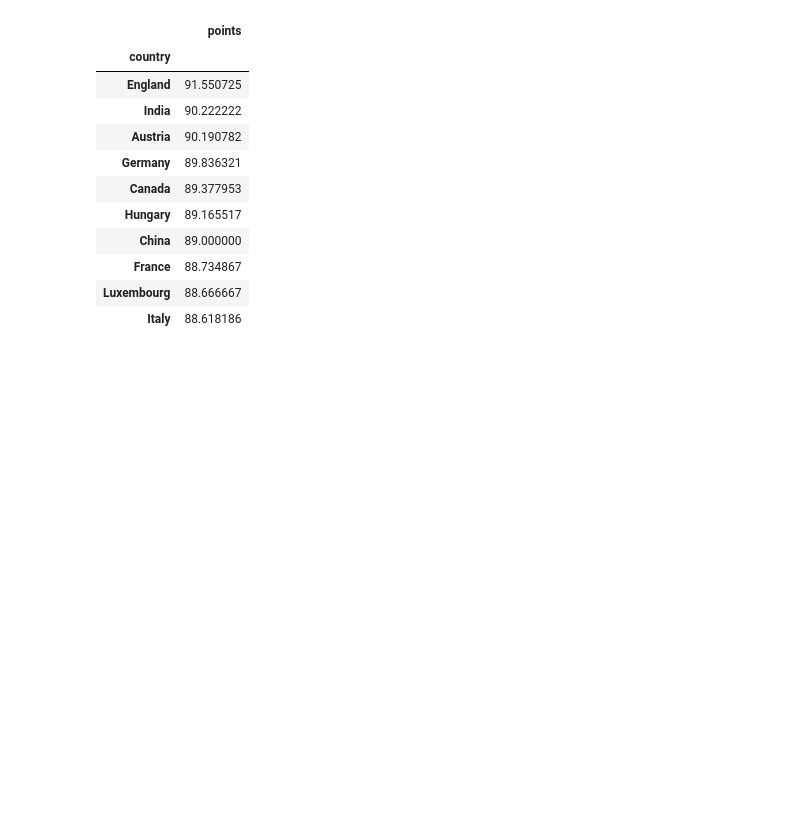
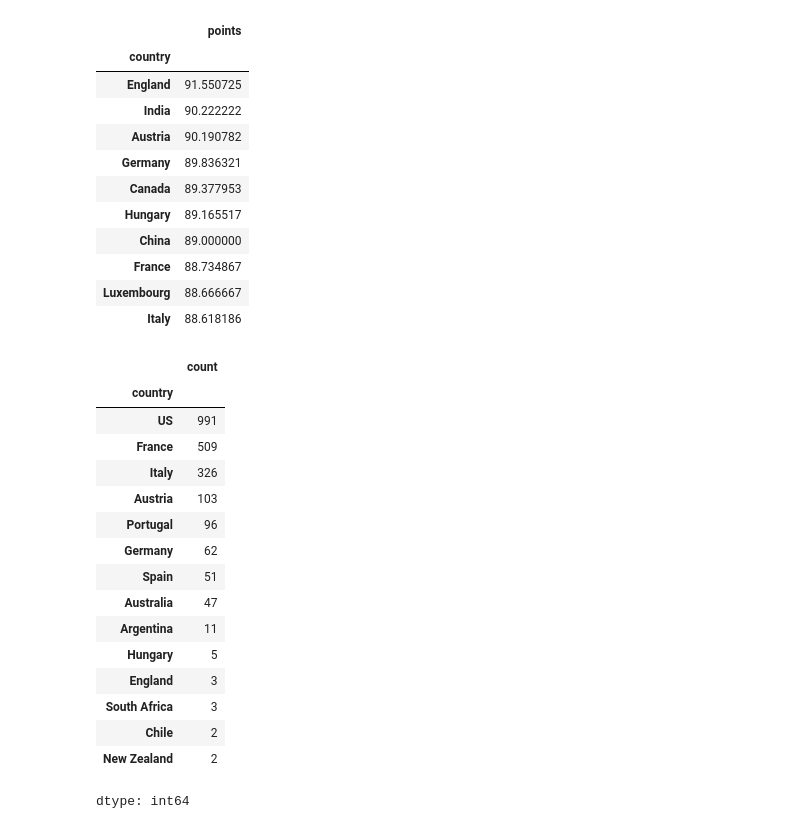
Before and after one commit to Niltonguerra/mineracaoDeDados6Semestre, a Jupyter notebook: Nilton_Dionisio_Guerra_P1.ipynb, the cells around one changed output. Cells and saved outputs as stored; diff of their text form; code cells hidden in the pictures; blank space fills up the shorter version.

```diff
--- a/Nilton_Dionisio_Guerra_P1.ipynb
+++ b/Nilton_Dionisio_Guerra_P1.ipynb
@@ -248,3 +267,24 @@ melhor_qualidade.to_frame().style.background_gradient(cmap='Purples', high=0.5)
 | France | 88.734867 |
 | Luxembourg | 88.666667 |
 | Italy | 88.618186 |
+# %%
+high_scrores = df1[df1['points'] >= 95]
+high_scrores["country"].value_counts()
+# %% [output]
+|  | count |
+| country |  |
+| US | 991 |
+| France | 509 |
+| Italy | 326 |
+| Austria | 103 |
+| Portugal | 96 |
+| Germany | 62 |
+| Spain | 51 |
+| Australia | 47 |
+| Argentina | 11 |
+| Hungary | 5 |
+| England | 3 |
+| South Africa | 3 |
+| Chile | 2 |
+| New Zealand | 2 |
+dtype: int64
```
Also changed, not shown: parts of 5 cells of this notebook.
